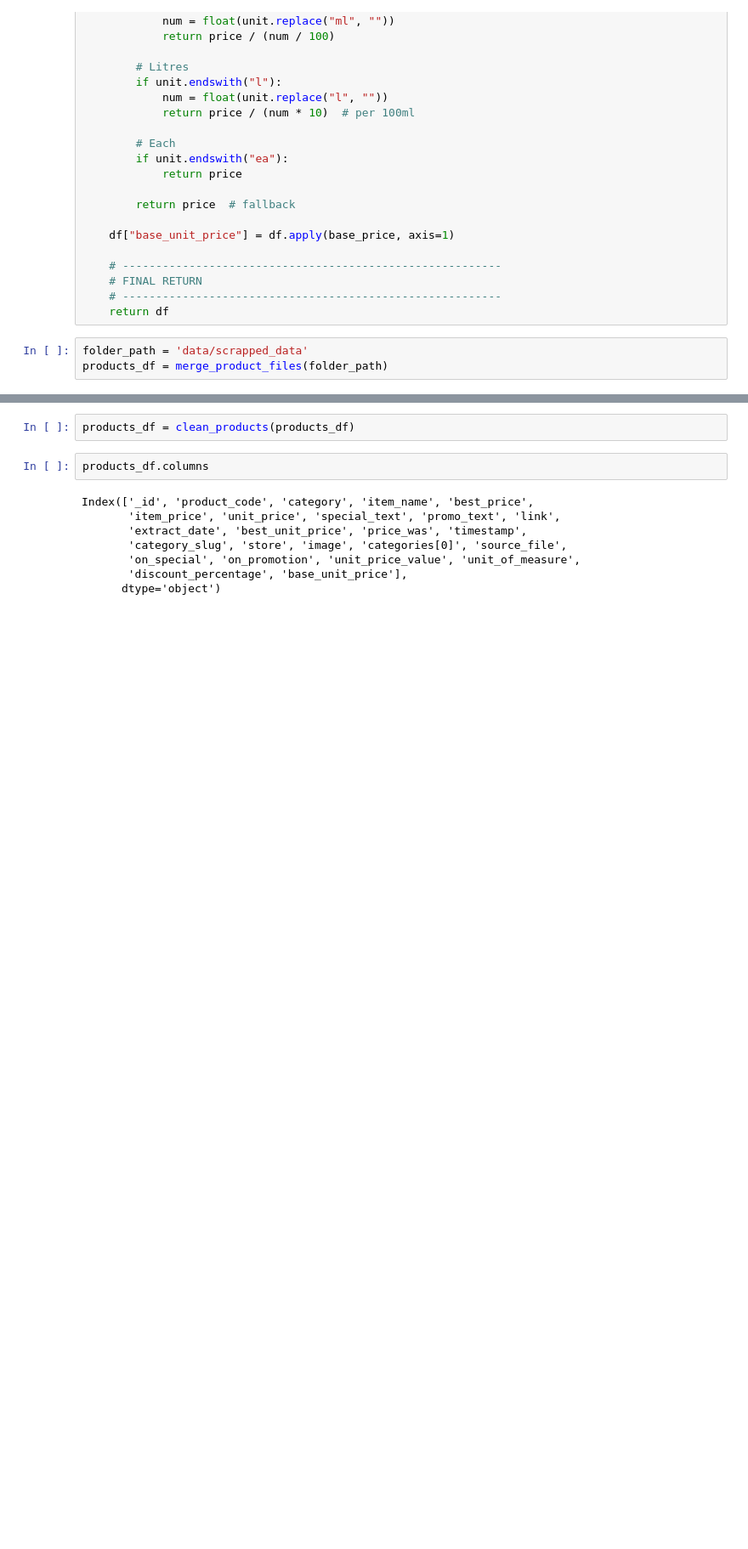
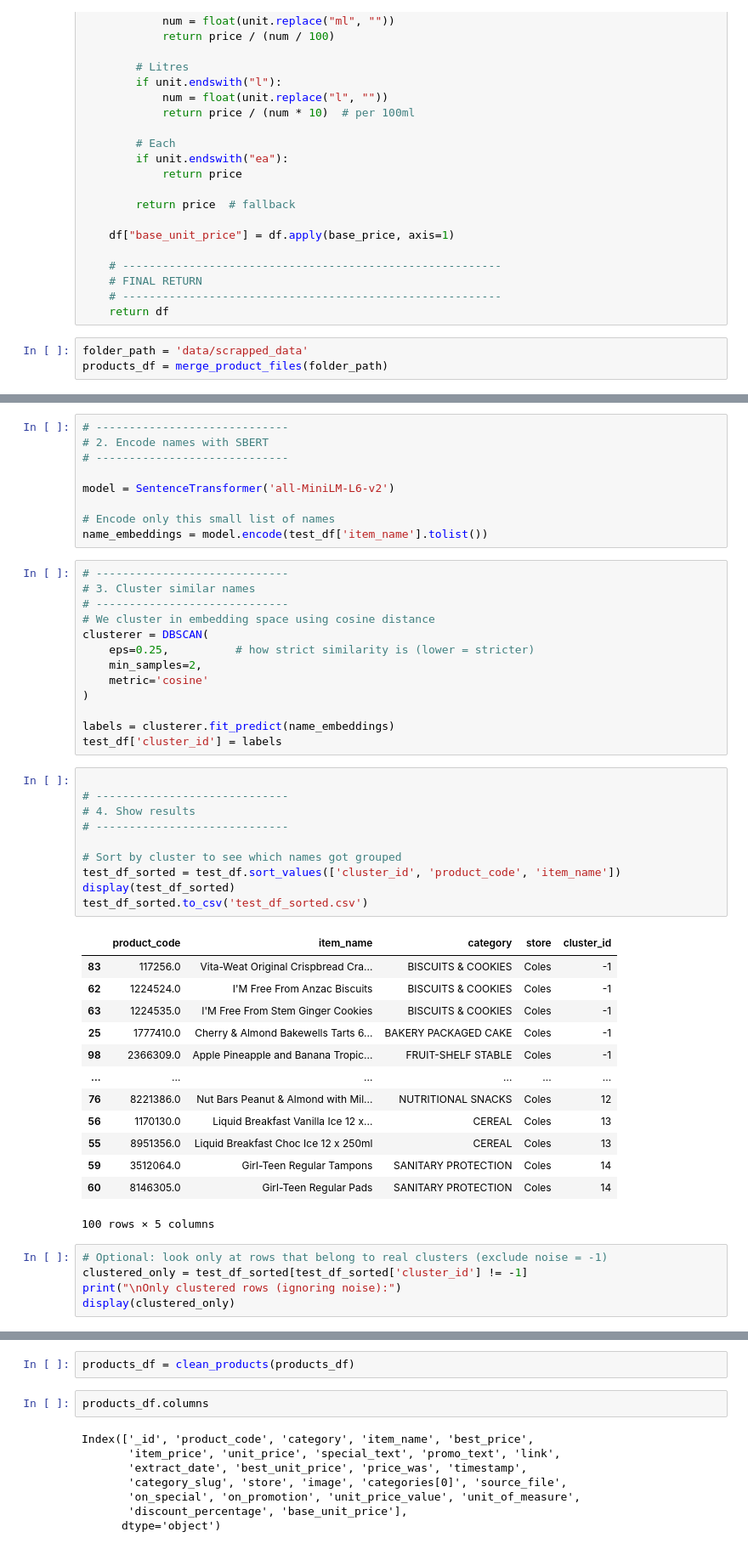
Before and after one commit to falah2001/DiscountMate_new, a Jupyter notebook: ML/SMART CART/Falah Code/smart_cart_data_preprocessing.ipynb, the cells around one changed output, grey strips where cells are left out. Shown at 85% size. Cells and saved outputs as stored; diff of their text form; blank space fills up the shorter version.

```diff
--- a/ML/SMART CART/Falah Code/smart_cart_data_preprocessing.ipynb
+++ b/ML/SMART CART/Falah Code/smart_cart_data_preprocessing.ipynb
@@ -230,0 +347,51 @@ products_df = merge_product_files(folder_path)
+# %%
+# -----------------------------
+# 2. Encode names with SBERT
+# -----------------------------
+
+model = SentenceTransformer('all-MiniLM-L6-v2')
+
+# Encode only this small list of names
+name_embeddings = model.encode(test_df['item_name'].tolist())
+# %%
+# -----------------------------
+# 3. Cluster similar names
+# -----------------------------
+# We cluster in embedding space using cosine distance
+clusterer = DBSCAN(
+    eps=0.25,          # how strict similarity is (lower = stricter)
+    min_samples=2,
+    metric='cosine'
+)
+
+labels = clusterer.fit_predict(name_embeddings)
+test_df['cluster_id'] = labels
+# %%
+
+# -----------------------------
+# 4. Show results
+# -----------------------------
+
+# Sort by cluster to see which names got grouped
+test_df_sorted = test_df.sort_values(['cluster_id', 'product_code', 'item_name'])
+display(test_df_sorted)
+test_df_sorted.to_csv('test_df_sorted.csv')
+# %% [output]
+|  | product_code | item_name | category | store | cluster_id |
+| 83 | 117256.0 | Vita-Weat Original Crispbread Cra... | BISCUITS & COOKIES | Coles | -1 |
+| 62 | 1224524.0 | I'M Free From Anzac Biscuits | BISCUITS & COOKIES | Coles | -1 |
+| 63 | 1224535.0 | I'M Free From Stem Ginger Cookies | BISCUITS & COOKIES | Coles | -1 |
+| 25 | 1777410.0 | Cherry & Almond Bakewells Tarts 6... | BAKERY PACKAGED CAKE | Coles | -1 |
+| 98 | 2366309.0 | Apple Pineapple and Banana Tropic... | FRUIT-SHELF STABLE | Coles | -1 |
+| ... | ... | ... | ... | ... | ... |
+| 76 | 8221386.0 | Nut Bars Peanut & Almond with Mil... | NUTRITIONAL SNACKS | Coles | 12 |
+| 56 | 1170130.0 | Liquid Breakfast Vanilla Ice 12 x... | CEREAL | Coles | 13 |
+| 55 | 8951356.0 | Liquid Breakfast Choc Ice 12 x 250ml | CEREAL | Coles | 13 |
+| 59 | 3512064.0 | Girl-Teen Regular Tampons | SANITARY PROTECTION | Coles | 14 |
+| 60 | 8146305.0 | Girl-Teen Regular Pads | SANITARY PROTECTION | Coles | 14 |
+100 rows × 5 columns
+# %%
+# Optional: look only at rows that belong to real clusters (exclude noise = -1)
+clustered_only = test_df_sorted[test_df_sorted['cluster_id'] != -1]
+print("\nOnly clustered rows (ignoring noise):")
+display(clustered_only)
```
Also changed, not shown: parts of 19 cells of this notebook, 1 other file.
